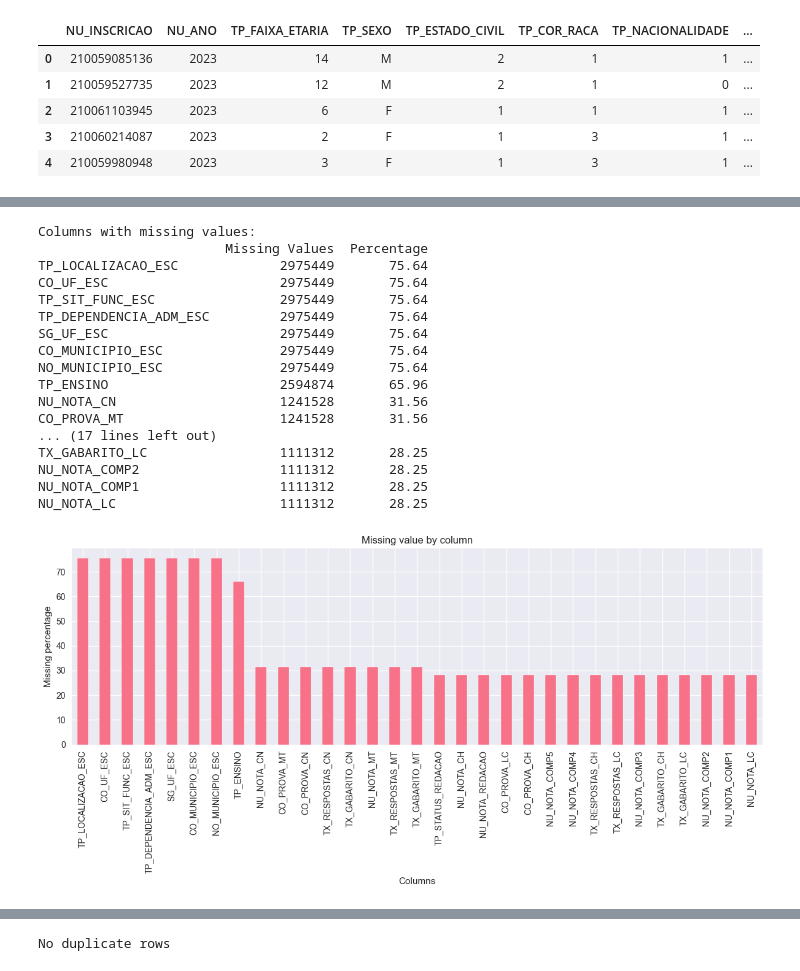
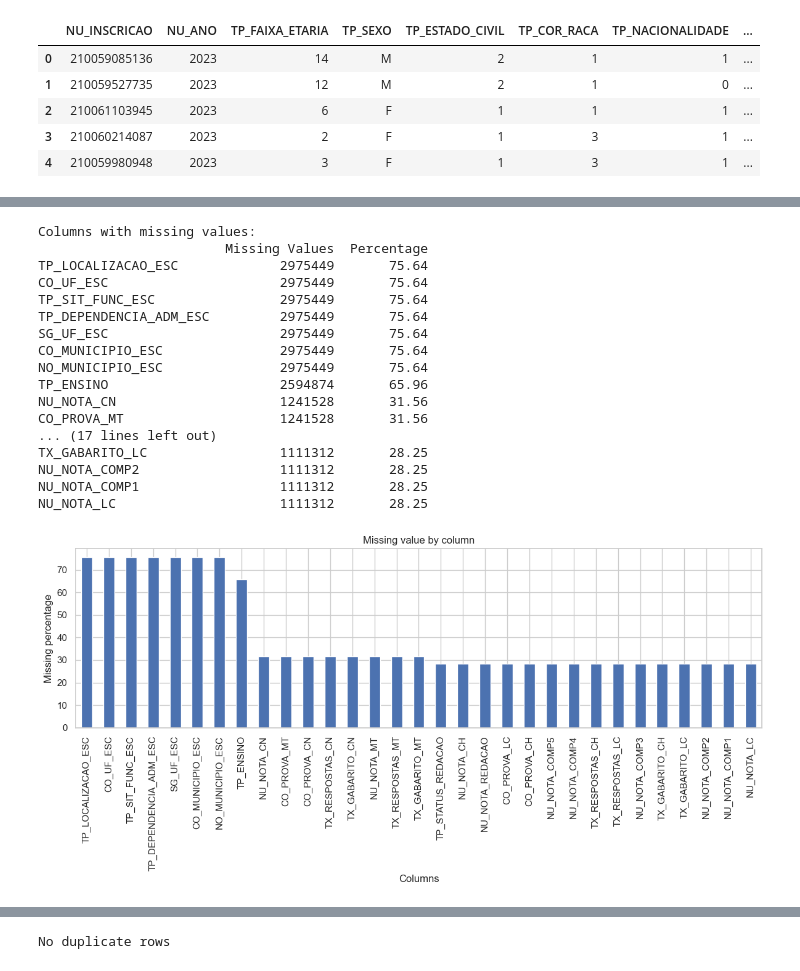
Before and after one commit to joaomarcosmb/enem-analysis, a Jupyter notebook: notebooks/data_preprocessing.ipynb, the cells around one changed output, grey strips where cells are left out. Saved outputs shown, nothing was run; the diff lists cells and outputs as text; code cells hidden in the pictures.

```diff
--- a/notebooks/data_preprocessing.ipynb
+++ b/notebooks/data_preprocessing.ipynb
@@ -7,5 +7,5 @@ from src.data.preprocessing import *
 pd.set_option('display.max_columns', None)
 pd.set_option('display.float_format', '{:.2f}'.format)
 
-plt.style.use('seaborn')
-sns.set_palette('husl')
+plt.rcParams['figure.figsize'] = (12, 6)
+sns.set_theme(style="whitegrid")
@@ -51,35 +60,35 @@ missing = pd.DataFrame({
 }).sort_values(by='Percentage', ascending=False)
 
 print('Columns with missing values:')
 print(missing[missing['Missing Values'] > 0])
 
-plt.figure(figsize=(12, 6))
+plt.figure()
 missing[missing['Percentage'] > 0]['Percentage'].plot(kind='bar')
 plt.title('Missing value by column')
 plt.xlabel('Columns')
 plt.ylabel('Missing percentage')
 plt.xticks(rotation=90)
 plt.tight_layout()
 plt.show()
 # %% [output]
 Columns with missing values:
                         Missing Values  Percentage
 TP_LOCALIZACAO_ESC             2975449       75.64
 CO_UF_ESC                      2975449       75.64
 TP_SIT_FUNC_ESC                2975449       75.64
 TP_DEPENDENCIA_ADM_ESC         2975449       75.64
 SG_UF_ESC                      2975449       75.64
 CO_MUNICIPIO_ESC               2975449       75.64
 NO_MUNICIPIO_ESC               2975449       75.64
 TP_ENSINO                      2594874       65.96
 NU_NOTA_CN                     1241528       31.56
 CO_PROVA_MT                    1241528       31.56
 ... (17 lines left out)
 TX_GABARITO_LC                 1111312       28.25
 NU_NOTA_COMP2                  1111312       28.25
 NU_NOTA_COMP1                  1111312       28.25
 NU_NOTA_LC                     1111312       28.25
-[figure, old version]
+[figure, new version]
 # %%
 # Data type optimization
 initial_memory = raw_data.memory_usage().sum() / 1024**2
```
Also changed, not shown: parts of 14 cells of this notebook.
